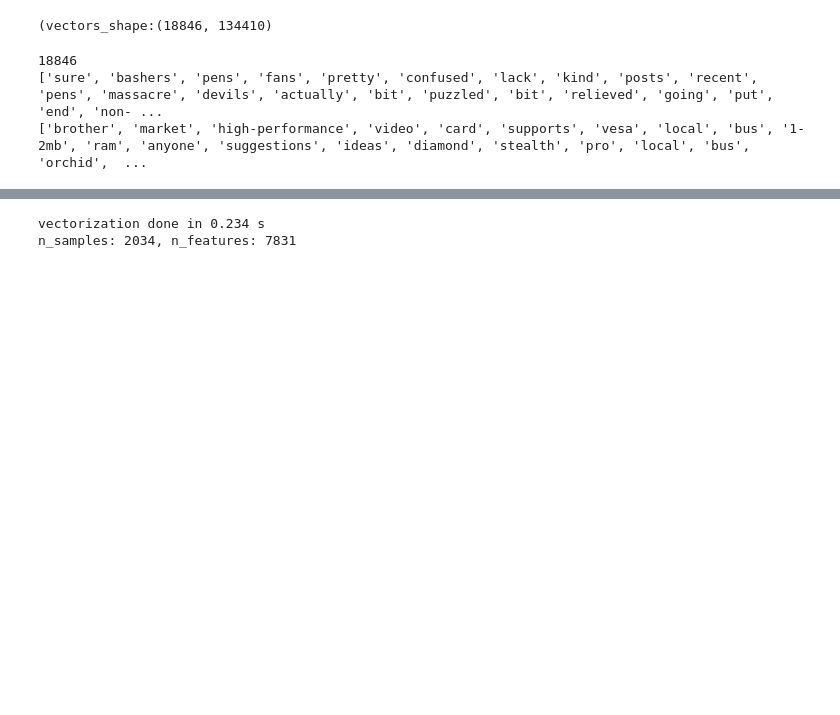
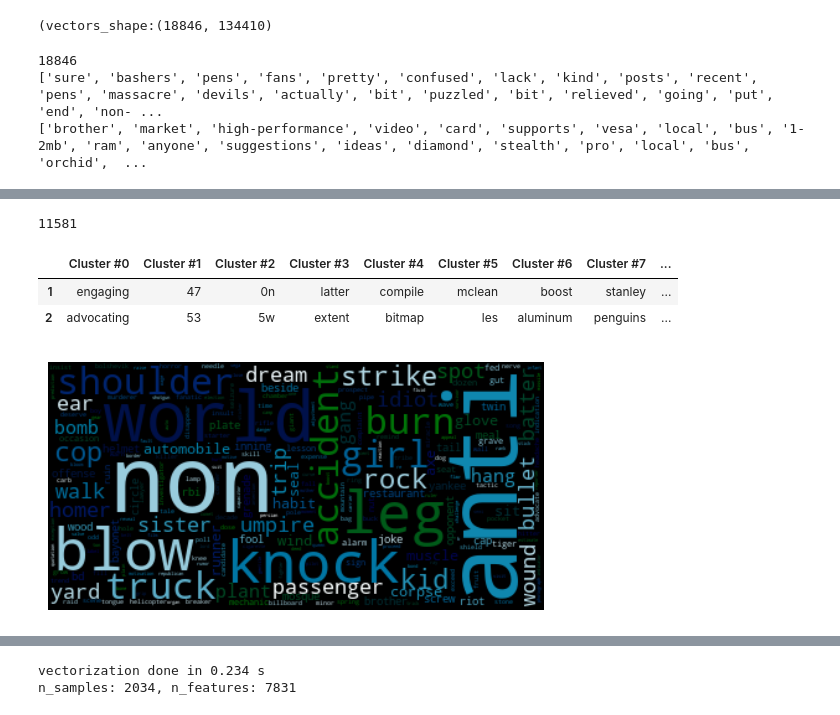
Before and after one commit to Yusuke-Sugihara/DA_Project2, a Jupyter notebook: 01_data_description.ipynb, the cells around one changed output, grey strips where cells are left out. Saved outputs shown, nothing was run; the diff lists cells and outputs as text; code cells hidden in the pictures; blank space fills up the shorter version.

```diff
--- a/01_data_description.ipynb
+++ b/01_data_description.ipynb
@@ -358,0 +359,6 @@ TypeError: Word2Vec.__init__() got an unexpected keyword argument 'size'
+# %%
+# Obtain the Word Vectors for each word in the vocab, stored in a variable called ‘syn0’
+word_vectors = w2v_model.wv.vectors;
+print(word_vectors[0].shape)
+# print word vector for the first word: 100-element vector with values
+word_vectors[0]
@@ -358,0 +384,5 @@ TypeError: Word2Vec.__init__() got an unexpected keyword argument 'size'
+# %%
+# print length of word vectors
+len(word_vectors)
+# %% [output]
+11581
@@ -358,0 +397,44 @@ TypeError: Word2Vec.__init__() got an unexpected keyword argument 'size'
+# %%
+# get words in each cluster that are closest to the cluster center
+# initialize a KDTree on the word vectors, and query it for the Top K words on each cluster center.
+def get_top_words(index2word, k, centers, wordvecs):
+    tree = KDTree(wordvecs);
+    #Closest points for each Cluster center is used to query the closest 20 points to it.
+    closest_points = [tree.query(np.reshape(x, (1, -1)), k=k) for x in centers];
+    closest_words_idxs = [x[1] for x in closest_points];
+    #Word Index is queried for each position in the above array, and added to a Dictionary.
+    closest_words = {};
+    for i in range(0, len(closest_words_idxs)):
+        closest_words['Cluster #' + str(i)] = [index2word[j] for j in closest_words_idxs[i][0]]
+    #A DataFrame is generated from the dictionary.
+    df = pd.DataFrame(closest_words);
+    df.index = df.index+1
+    return df
+# %%
+# get the top words and print the first 2 in each cluster:
+top_words = get_top_words(w2v_model.wv.index_to_key, 5000, centers, word_vectors);
+top_words[:2]
+# %% [output]
+|  | Cluster #0 | Cluster #1 | Cluster #2 | Cluster #3 | Cluster #4 | Cluster #5 | Cluster #6 | Cluster #7 | ... |
+| 1 | engaging | 47 | 0n | latter | compile | mclean | boost | stanley | ... |
+| 2 | advocating | 53 | 5w | extent | bitmap | les | aluminum | penguins | ... |
+# %%
+# Create a word cloud with the words of a cluster and print and save them.
+def display_cloud(cluster_num, cmap):
+    wc = WordCloud(background_color="black", max_words=2000, max_font_size=80, colormap=cmap);
+    wordcloud = wc.generate(' '.join([word for word in top_words['Cluster #' + str(cluster_num)]]))
+    plt.imshow(wordcloud, interpolation='bilinear')
+    plt.axis("off")
+    plt.savefig('cluster_' + str(cluster_num), bbox_inches='tight')
+# %%
+# call on each cluster, and pass in a different color scheme in each iteration to distinguish them.
+from wordcloud import WordCloud
+cmaps = cycle([
+            'flag', 'prism', 'ocean', 'gist_earth', 'terrain', 'gist_stern',
+            'gnuplot', 'gnuplot2', 'CMRmap', 'cubehelix', 'brg', 'hsv',
+            'gist_rainbow', 'rainbow', 'jet', 'nipy_spectral', 'gist_ncar'])
+for i in range(0, 20):
+    col = next(cmaps)
+    display_cloud(i, col)
+# %% [output]
+[figure, added]
```
Also changed, not shown: parts of 5 cells of this notebook, 21 other files.
